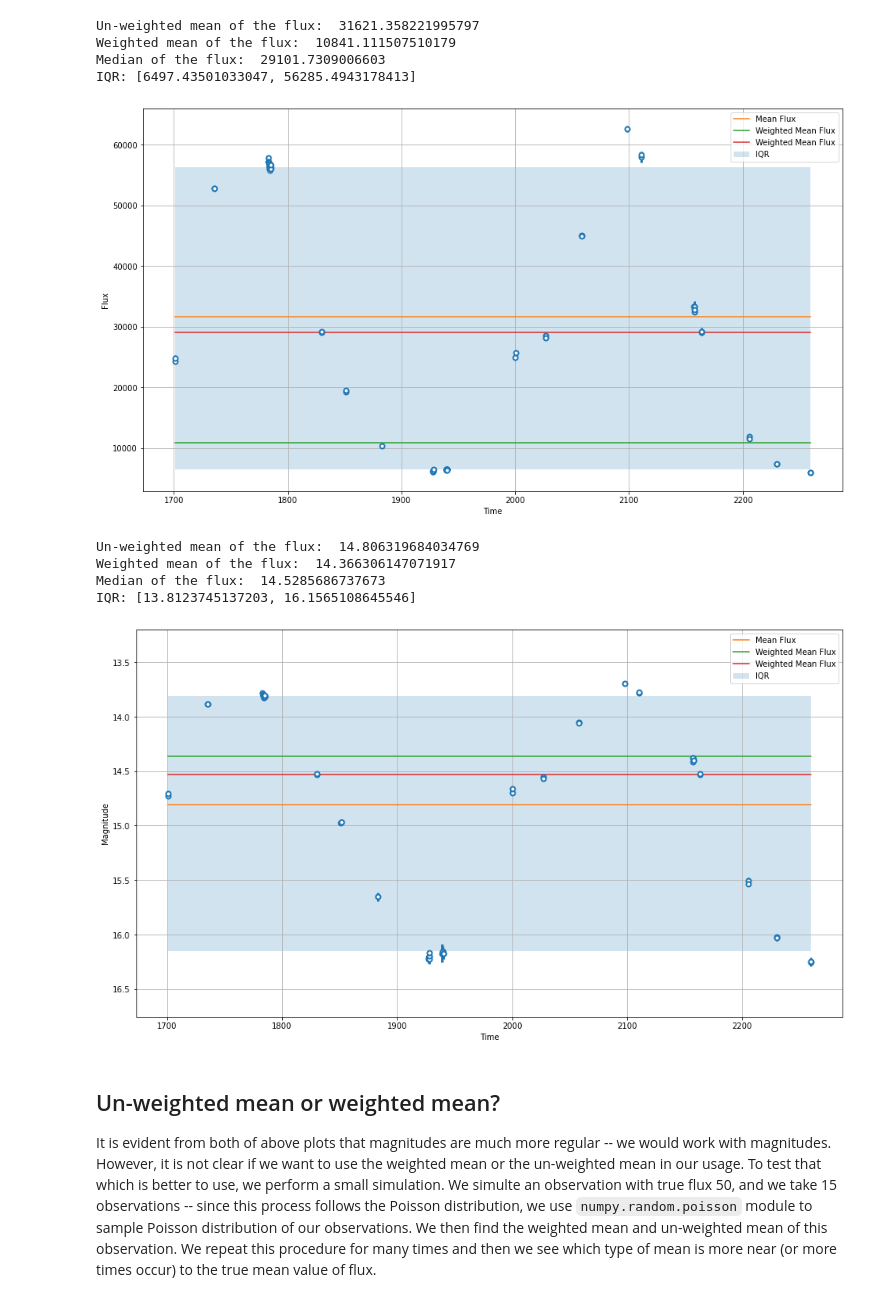
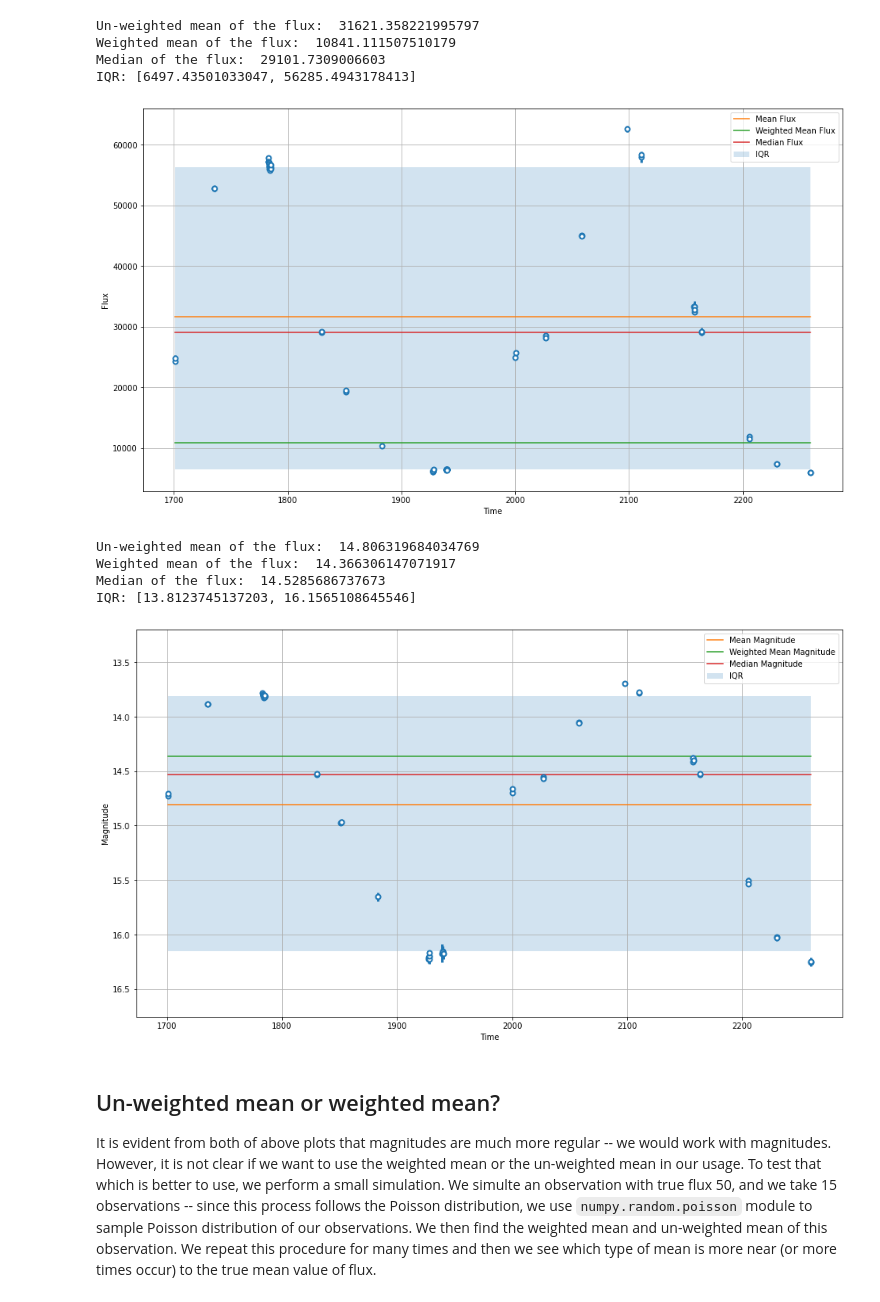
Before and after one commit to Jayshil/Data_Analysis, a Jupyter notebook: Large_scale_surveys/rr_lyrae.ipynb, the cells around one changed output. Drawn from its saved outputs; the diff is of its cells as text; code cells hidden in the pictures.

```diff
--- a/Large_scale_surveys/rr_lyrae.ipynb
+++ b/Large_scale_surveys/rr_lyrae.ipynb
@@ -69,14 +70,14 @@ plt.figure(figsize=(16,9))
 plt.errorbar(time, flx, yerr=flx_err, fmt='o', mfc='white', elinewidth=3, mew=2)
 plt.plot(time, mn_fl*np.ones(len(flx)), label='Mean Flux')
 plt.plot(time, mn_fl_wt*np.ones(len(flx)), label='Weighted Mean Flux')
-plt.plot(time, md_fl*np.ones(len(flx)), label='Weighted Mean Flux')
+plt.plot(time, md_fl*np.ones(len(flx)), label='Median Flux')
 plt.fill_between(time, fl_iqr25*np.ones(len(flx)), fl_iqr75*np.ones(len(flx)), alpha=0.2, label='IQR')
 plt.xlabel('Time')
 plt.ylabel('Flux')
 plt.legend(loc='best')
 plt.grid()
 # %% [output]
-[figure, old version]
+[figure, new version]
 # %%
 # Un-weighted mean, median: Magnitude
 mn_mag, md_mag = np.average(mag), np.median(mag)
@@ -97,17 +98,17 @@ IQR: [13.8123745137203, 16.1565108645546]
 # %%
 plt.figure(figsize=(16,9))
 plt.errorbar(time, mag, yerr=mag_err, fmt='o', mfc='white', elinewidth=3, mew=2)
-plt.plot(time, mn_mag*np.ones(len(mag)), label='Mean Flux')
-plt.plot(time, mn_mag_wt*np.ones(len(mag)), label='Weighted Mean Flux')
-plt.plot(time, md_mag*np.ones(len(mag)), label='Weighted Mean Flux')
+plt.plot(time, mn_mag*np.ones(len(mag)), label='Mean Magnitude')
+plt.plot(time, mn_mag_wt*np.ones(len(mag)), label='Weighted Mean Magnitude')
+plt.plot(time, md_mag*np.ones(len(mag)), label='Median Magnitude')
 plt.fill_between(time, mag_iqr25*np.ones(len(mag)), mag_iqr75*np.ones(len(mag)), alpha=0.2, label='IQR')
 plt.xlabel('Time')
 plt.ylabel('Magnitude')
 plt.legend(loc='best')
 plt.ylim([np.max(mag)+0.5, np.min(mag)-0.5])
 plt.grid()
 # %% [output]
-[figure, old version]
+[figure, new version]
 # %% [markdown]
 ## Un-weighted mean or weighted mean?
 
```
Also changed, not shown: parts of 8 cells of this notebook.
